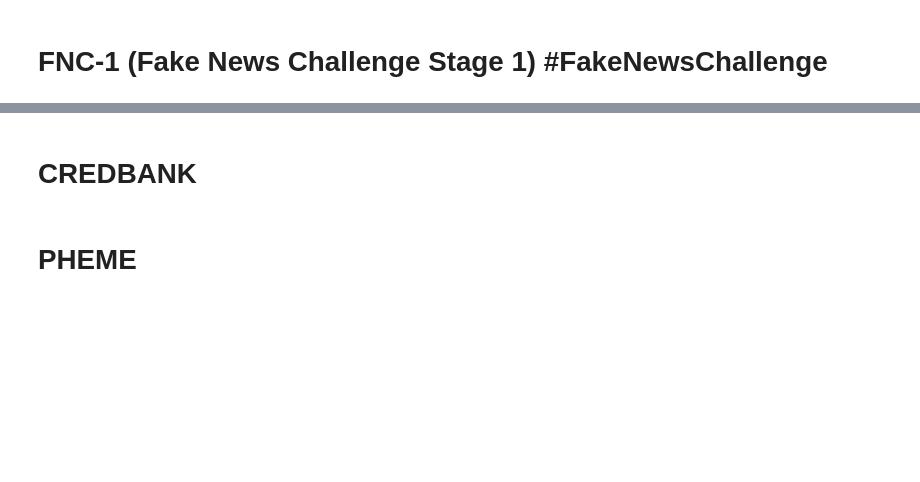
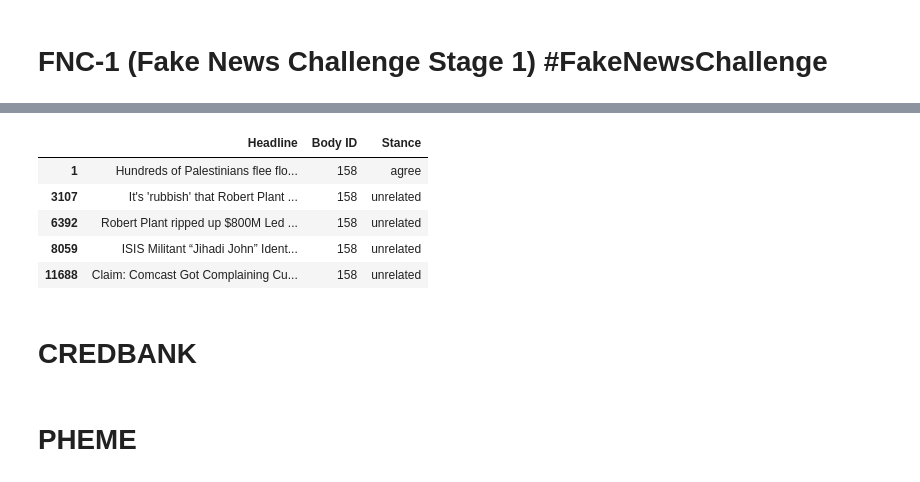
Before and after one commit to Siliam/social_network_analysis, a Jupyter notebook: practice/Finding datasets.ipynb, the cells around one changed output, grey strips where cells are left out. Cells and saved outputs as stored; diff of their text form; code cells hidden in the pictures; blank space fills up the shorter version.

```diff
--- a/practice/Finding datasets.ipynb
+++ b/practice/Finding datasets.ipynb
@@ -181,3 +244,12 @@ https://github.com/FakeNewsChallenge/fnc-1
+# %%
+fnc_stance_detection_stances[fnc_stance_detection_stances['Body ID'] == 158].head()
+# %% [output]
+|  | Headline | Body ID | Stance |
+| 1 | Hundreds of Palestinians flee flo... | 158 | agree |
+| 3107 | It's 'rubbish' that Robert Plant ... | 158 | unrelated |
+| 6392 | Robert Plant ripped up $800M Led ... | 158 | unrelated |
+| 8059 | ISIS Militant “Jihadi John” Ident... | 158 | unrelated |
+| 11688 | Claim: Comcast Got Complaining Cu... | 158 | unrelated |
 # %% [markdown]
 # CREDBANK
 # %%
```
Also changed, not shown: parts of 36 cells of this notebook, 2 other files.
